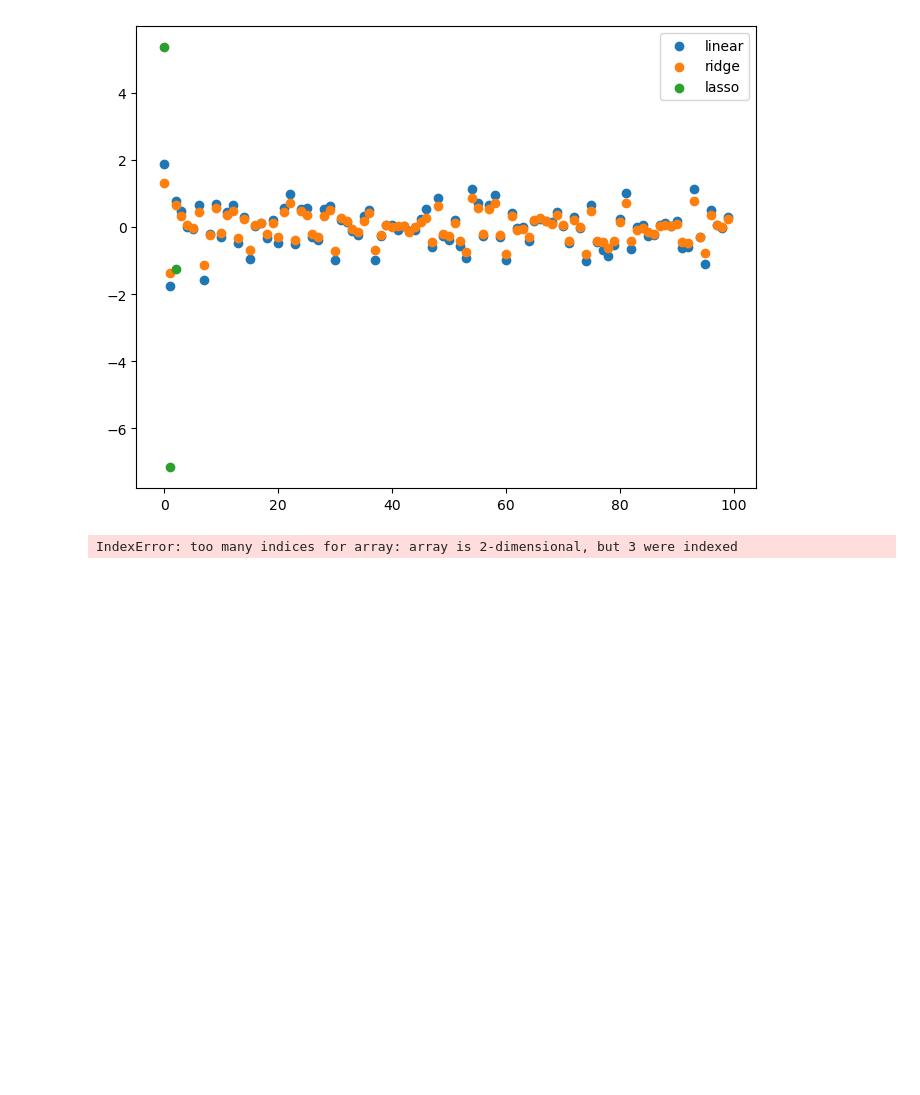
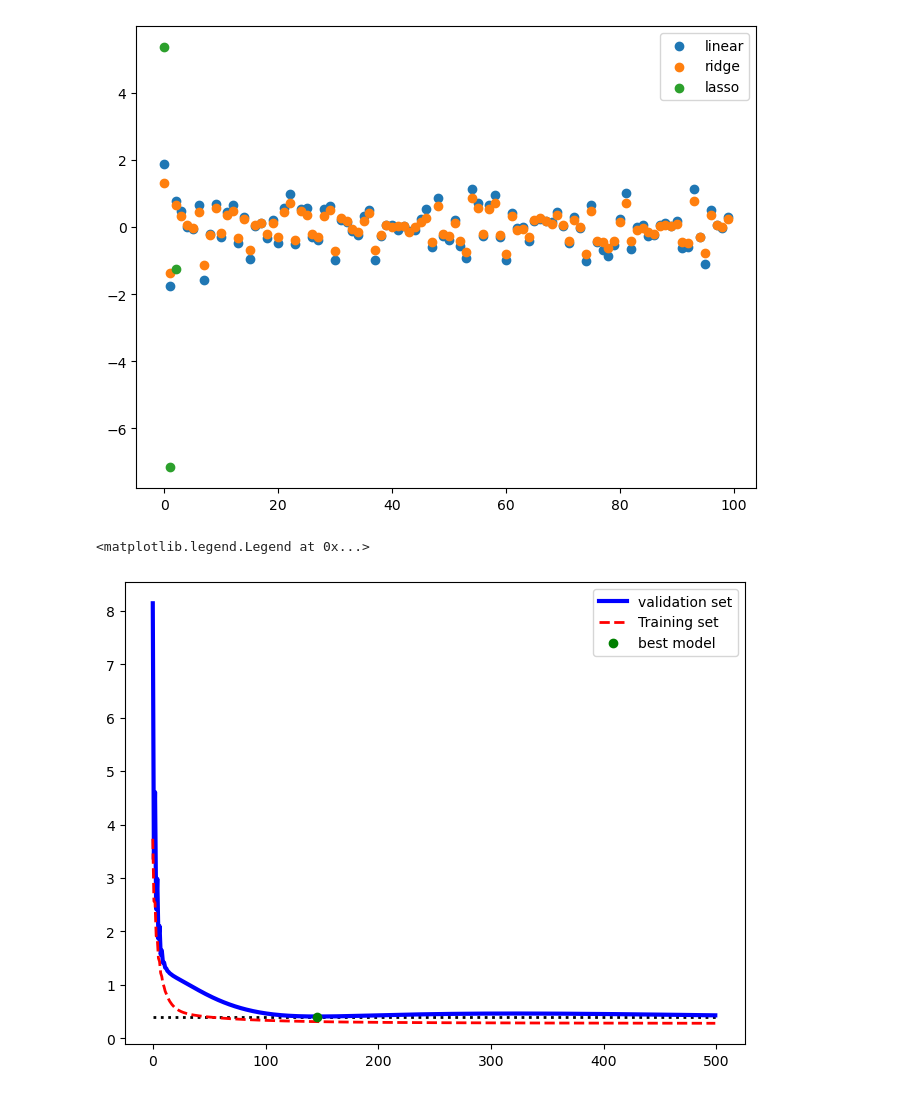
Before and after one commit to Jihun105/hun, a Jupyter notebook: machinelearning/day04/001.ipynb, the cells around one changed output. Saved outputs shown, nothing was run; the diff lists cells and outputs as text; code cells hidden in the pictures; blank space fills up the shorter version.

```diff
--- a/machinelearning/day04/001.ipynb
+++ b/machinelearning/day04/001.ipynb
@@ -220,41 +220,49 @@ import numpy as np
 # 2차 방정식 데이터셋
 np.random.seed(42)
 m = 100
-x = 6 * np.random.rand(m,1) -3
-y = 0.5 * x**2 + x + 2 +np.random.rand(m,1) # w1x1**2 + w2xw
+x = 6*np.random.rand(m,1) - 3
+y = 0.5*x**2 + x+2+np.random.rand(m,1)  # w1x1**2 + w2x2
 
-x_train, y_train = x[:m//2], y[:, m//2, 0]
-x_valid, y_valid = x[m//2:], y[m//2:, 0]
+x_train, y_train = x[ : m // 2],  y[ : m // 2 ,0]
+x_valid, y_valid = x[m // 2 : ],  y[ m // 2 : ,0]
 
-pipeline = Pipeline([
-    ('poly', PolynomialFeatures(degree=90, include_bias=False)),
-    ('scale', StandardScaler())
+pipeline =  Pipeline([
+    ('poly',PolynomialFeatures(degree=50,include_bias=False)),
+    ('scale',StandardScaler())
 ])
-
 x_train_prep = pipeline.fit_transform(x_train)
 x_valid_prep = pipeline.transform(x_valid)
-
 # 규제가 없고 학습률이 작은 모델
-sgd_reg = SGDRegressor(penalty=None, random_state=42)
+sgd_reg = SGDRegressor(penalty=None,random_state=42)
 n_epochs = 500
 best_valid_rmse = float('inf')
-train_errors, val_errors = [], []
+train_errors, val_errors = [],[]
 
 from copy import deepcopy
+from tqdm import tqdm
+for epoch in tqdm(range(n_epochs)):
+    sgd_reg.partial_fit(x_train_prep, y_train)
+    y_valid_predict = sgd_reg.predict(x_valid_prep)
+    val_error =  np.sqrt(mean_squared_error(y_valid,y_valid_predict ))
+    val_errors.append(val_error)
 
-for epoch in range(n_epochs):
-    sgd_reg.partial_fit(x_train_prep, y_train)
-    # fit => 전체데이터 학습
-    # partial_fit => 데이터를 조금씩 가져와서 학습
-    y_valid_predict = sgd_reg.predict(x_valid_prep)
-    val_error = mean_squared_error(y_valid,y_valid_predict)
-    val_errors.append(val_error)
     if val_error < best_valid_rmse:
-        best_valid_rmse = val_errors
+        best_valid_rmse = val_error
         best_model = deepcopy(sgd_reg)
 
     y_train_predict = sgd_reg.predict(x_train_prep)
-    train_error = mean_squared_error(y_train, y_train_predict)
-    val_errors.append(train_error)
+    train_erro = np.sqrt(mean_squared_error(y_train, y_train_predict))
+    train_errors.append(train_erro)
-# %% [output]
-IndexError: too many indices for array: array is 2-dimensional, but 3 were indexed
+# %%
+# 시각화
+import matplotlib.pyplot as plt
+best_epoch = np.argmin(val_errors)
+fig,ax = plt.subplots(figsize=(8,6))
+ax.plot([0,n_epochs], [best_valid_rmse,best_valid_rmse],'k:',linewidth=2)
+ax.plot(val_errors,'b-',linewidth=3, label='validation set')
+ax.plot(train_errors,'r--',linewidth=2, label='Training set')
+ax.plot(best_epoch,best_valid_rmse, 'bo',label='best model', color='g')
+plt.legend()
+# %% [output]
+<matplotlib.legend.Legend at 0x...>
+[figure, added]
```
Also changed, not shown: parts of 3 cells of this notebook, 6 other files.
